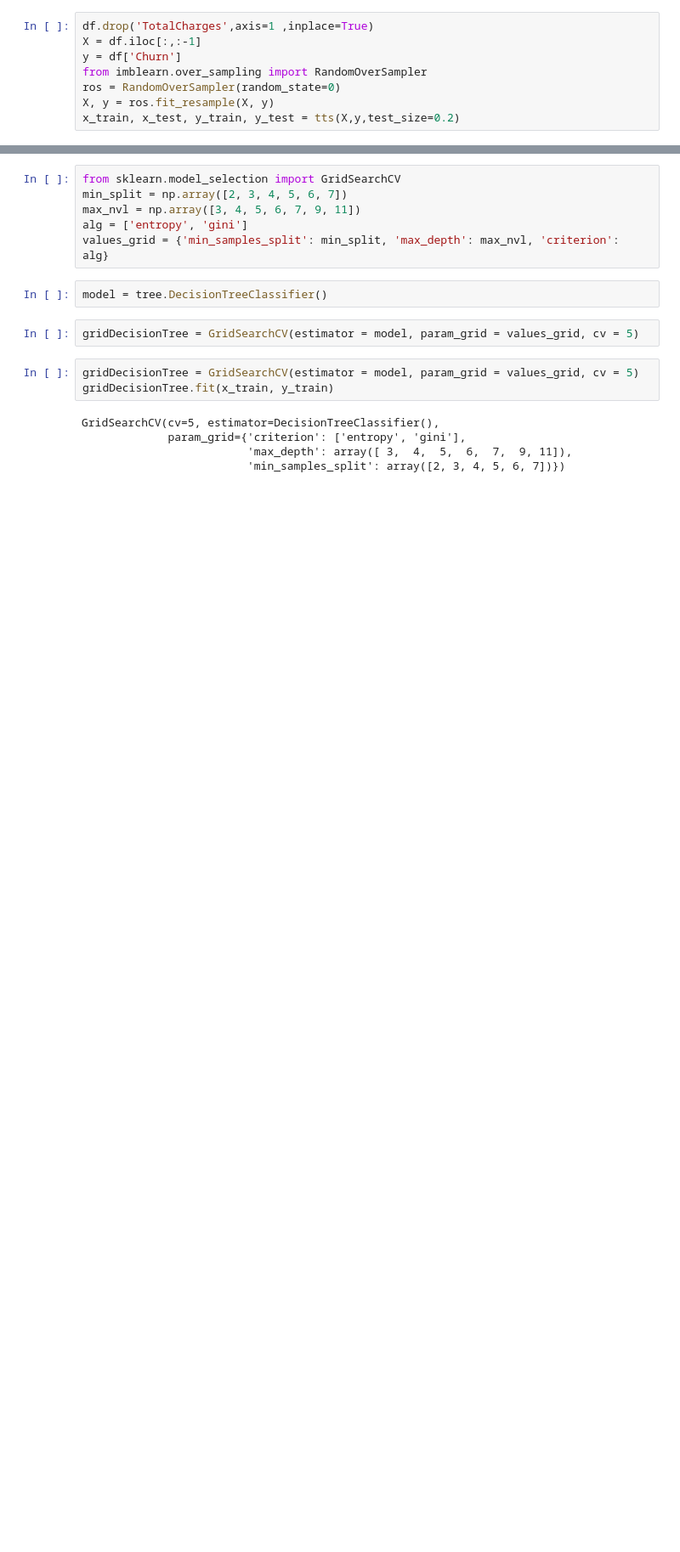
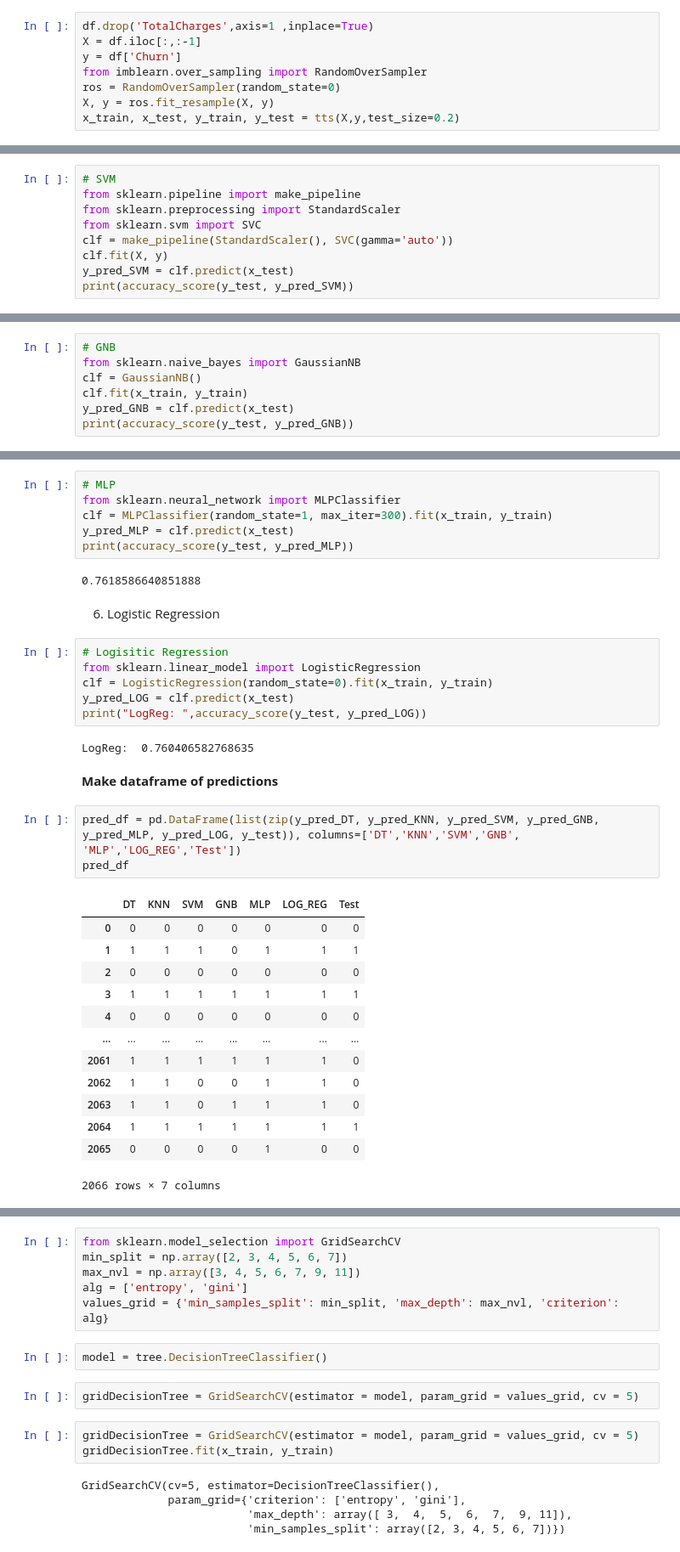
Before and after one commit to Shankar0x/CSE305_EnsembleChurnProject, a Jupyter notebook: main.ipynb, the cells around one changed output, grey strips where cells are left out. Shown at 85% size. Saved outputs shown, nothing was run; the diff lists cells and outputs as text; blank space fills up the shorter version.

```diff
--- a/main.ipynb
+++ b/main.ipynb
@@ -928,0 +708,9 @@ LogReg:  0.8695652173913043
+# %%
+# SVM
+from sklearn.pipeline import make_pipeline
+from sklearn.preprocessing import StandardScaler
+from sklearn.svm import SVC
+clf = make_pipeline(StandardScaler(), SVC(gamma='auto'))
+clf.fit(X, y)
+y_pred_SVM = clf.predict(x_test)
+print(accuracy_score(y_test, y_pred_SVM))
@@ -928,0 +721,7 @@ LogReg:  0.8695652173913043
+# %%
+# GNB
+from sklearn.naive_bayes import GaussianNB
+clf = GaussianNB()
+clf.fit(x_train, y_train)
+y_pred_GNB = clf.predict(x_test)
+print(accuracy_score(y_test, y_pred_GNB))
@@ -928,0 +732,37 @@ LogReg:  0.8695652173913043
+# %%
+# MLP
+from sklearn.neural_network import MLPClassifier
+clf = MLPClassifier(random_state=1, max_iter=300).fit(x_train, y_train)
+y_pred_MLP = clf.predict(x_test)
+print(accuracy_score(y_test, y_pred_MLP))
+# %% [output]
+0.7618586640851888
+# %% [markdown]
+6. Logistic Regression
+# %%
+# Logisitic Regression
+from sklearn.linear_model import LogisticRegression
+clf = LogisticRegression(random_state=0).fit(x_train, y_train)
+y_pred_LOG = clf.predict(x_test)
+print("LogReg: ",accuracy_score(y_test, y_pred_LOG))
+# %% [output]
+LogReg:  0.760406582768635
+# %% [markdown]
+<b> Make dataframe of predictions
+# %%
+pred_df = pd.DataFrame(list(zip(y_pred_DT, y_pred_KNN, y_pred_SVM, y_pred_GNB, y_pred_MLP, y_pred_LOG, y_test)), columns=['DT','KNN','SVM','GNB', 'MLP','LOG_REG','Test'])
+pred_df
+# %% [output]
+|  | DT | KNN | SVM | GNB | MLP | LOG_REG | Test |
+| 0 | 0 | 0 | 0 | 0 | 0 | 0 | 0 |
+| 1 | 1 | 1 | 1 | 0 | 1 | 1 | 1 |
+| 2 | 0 | 0 | 0 | 0 | 0 | 0 | 0 |
+| 3 | 1 | 1 | 1 | 1 | 1 | 1 | 1 |
+| 4 | 0 | 0 | 0 | 0 | 0 | 0 | 0 |
+| ... | ... | ... | ... | ... | ... | ... | ... |
+| 2061 | 1 | 1 | 1 | 1 | 1 | 1 | 0 |
+| 2062 | 1 | 1 | 0 | 0 | 1 | 1 | 0 |
+| 2063 | 1 | 1 | 0 | 1 | 1 | 1 | 0 |
+| 2064 | 1 | 1 | 1 | 1 | 1 | 1 | 1 |
+| 2065 | 0 | 0 | 0 | 0 | 1 | 0 | 0 |
+2066 rows × 7 columns
```
Also changed, not shown: parts of 77 cells of this notebook, 7 other files.
